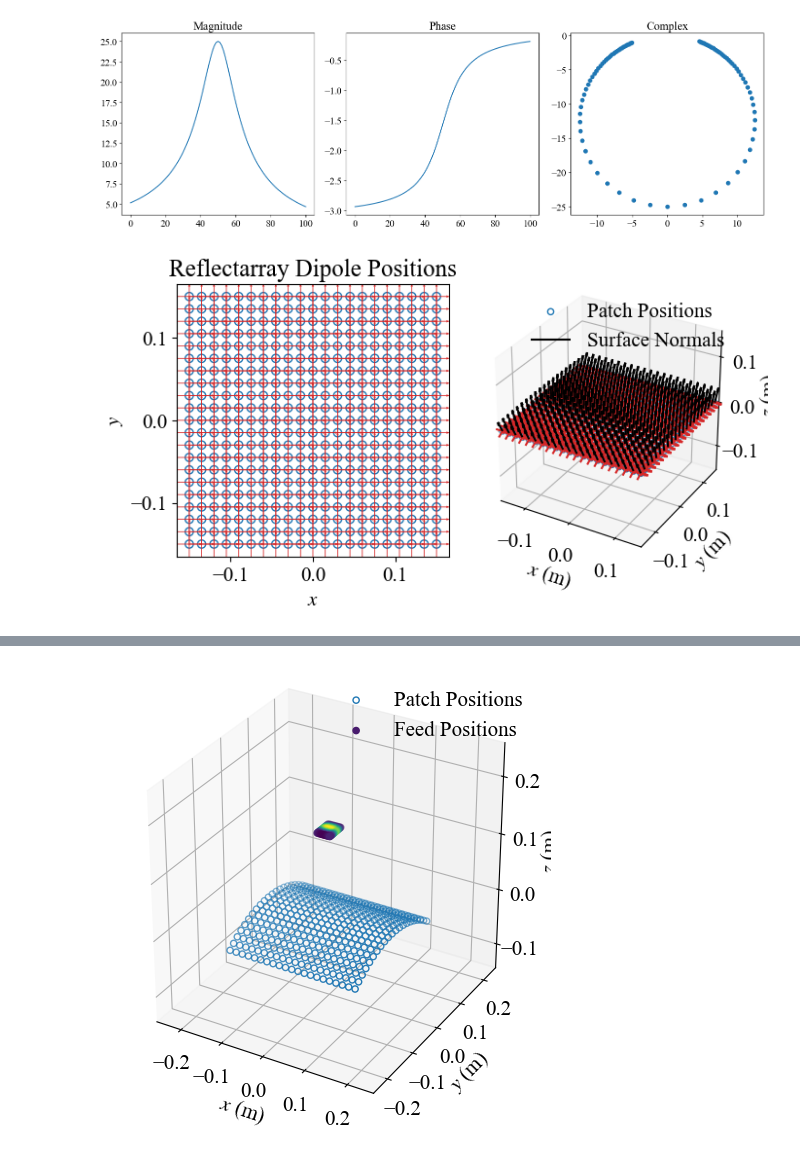
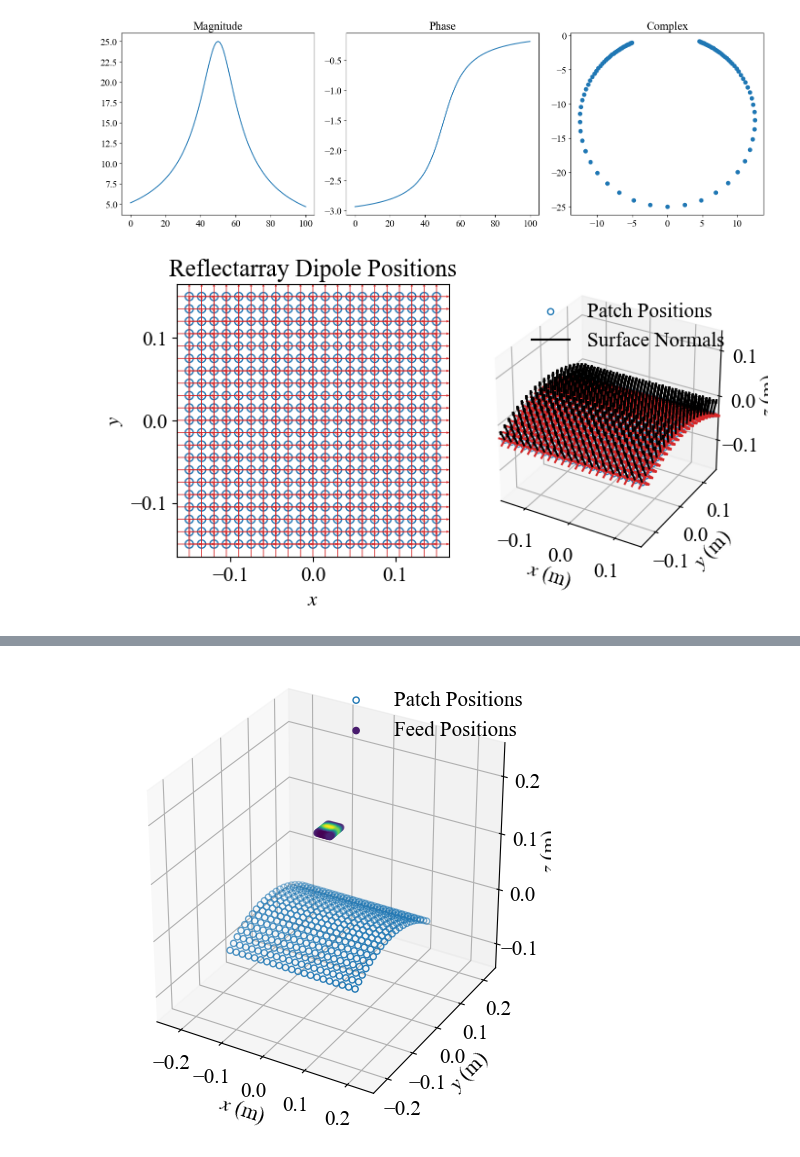
Before and after one commit to aaronvd/dipole-model-reflectarray, a Jupyter notebook: scripts/test.ipynb, the cells around one changed output, grey strips where cells are left out. Drawn from its saved outputs; the diff is of its cells as text; code cells hidden in the pictures.

```diff
--- a/scripts/test.ipynb
+++ b/scripts/test.ipynb
@@ -21,19 +21,18 @@ patch1.plot()
 # %%
 L = 10*lam
 delta_x = lam/2
 delta_y = lam/2
 x = np.arange(-L/2, L/2+delta_x, delta_x)
 y = np.arange(-L/2, L/2+delta_y, delta_y)
 
 fig = plt.figure(figsize=(7,7))
 ax1 = fig.add_subplot(121)
 ax2 = fig.add_subplot(122, projection='3d')
 
 array = Reflectarray(patch1, x=x, y=y)
 array.plot(ax=ax1, show_lattice_vectors=True)
 
 array.deform(axis='x', R_cylinder=10*lam)
-array.deform(axis='x', R_cylinder=10000)
 array.plot(ax=ax2, show_normals=True, show_lattice_vectors=True)
 # %% [output]
-[figure, old version]
+[figure, new version]
```
Also changed, not shown: parts of 5 cells of this notebook, 3 other files.
